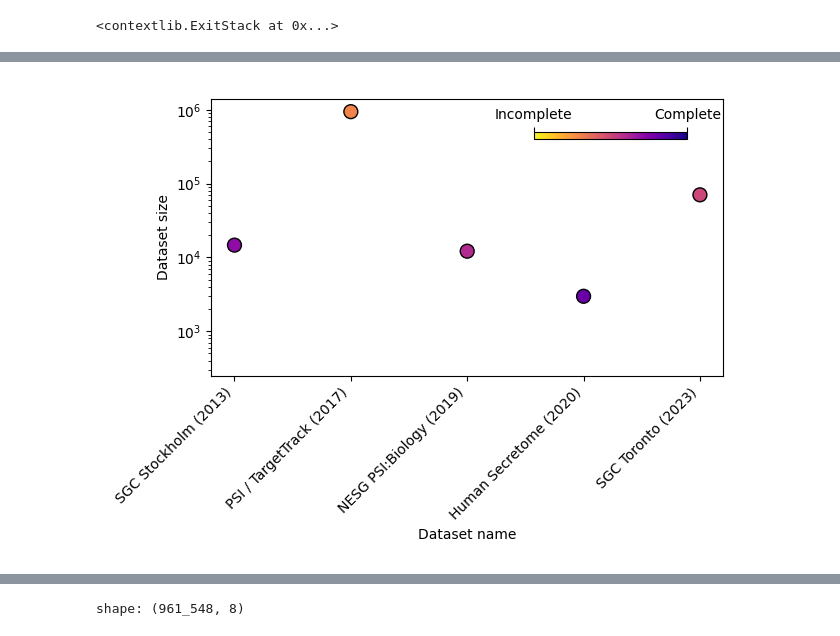
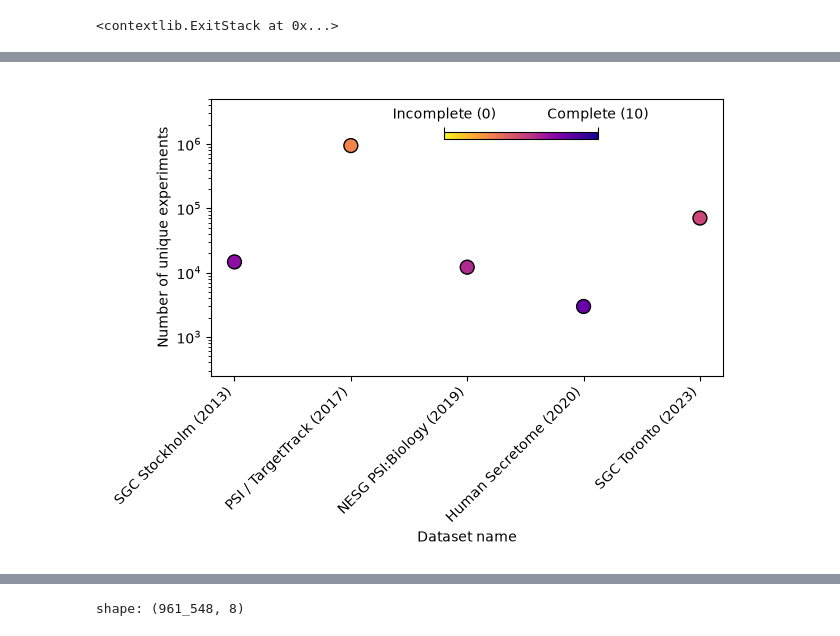
Before and after one commit to tanhevg/expert_paper, a Jupyter notebook: datasets.ipynb, the cells around one changed output, grey strips where cells are left out. Drawn from its saved outputs; the diff is of its cells as text; code cells hidden in the pictures.

Commit message:
Update the figure for the reviewiers

```diff
--- a/datasets.ipynb
+++ b/datasets.ipynb
@@ -86,40 +87,40 @@ plot_data = datasets.sort('date_ended')
 ds_sizes = plot_data.select('n_datapoints').to_numpy().flatten()
 ds_quality = plot_data.select('quality').to_numpy().flatten() / 10
 
 plt.close('all')
 fig, ax = plt.subplots()
 # fig.suptitle("Protein production datasets")
 
 sc = ax.scatter(x=np.arange(plot_data.shape[0]), y=ds_sizes, c=ds_quality, cmap='plasma_r', s=100, ec='black', vmin=0, vmax=1)
 ax.set_xticks(np.arange(plot_data.shape[0]))
 ax.set_xlabel("Dataset name")
 
 ax.set_yscale('log')
-ax.set_ylabel("Dataset size")
-ax.set_ylim(bottom=2.5e2, top=1.4e6)
+ax.set_ylabel("Number of unique experiments")
+ax.set_ylim(bottom=2.5e2, top=5e6)
 # tick_labels = plot_data.select('name').to_numpy().flatten()
 tick_labels = plot_data['label']
 ax.set_xticklabels(tick_labels, rotation=45, ha='right')
 def format_cb_tick(x, pos):
     if x == 0:
-        return 'Incomplete'
+        return 'Incomplete (0)'
     elif x == 1:
-        return 'Complete'
+        return 'Complete (10)'
     else:
         return ''
 cb = fig.colorbar(sc, ax=ax,
     ticks=[0, 1],
     shrink=0.3,
     format=mpl.ticker.FuncFormatter(format_cb_tick),
     # label='Completeness',
     location='top',
-    anchor=(0.9, -1.3)
+    anchor=(0.65, -1.3)
 )
 fig.subplots_adjust(top=1.1, bottom=0.38, left=0.18, right=0.98)
-fig.savefig("/Users/evgeny/Documents/nicola_paper_2026/fig1.png", dpi=1200)
+fig.savefig("/Users/gene/Documents/nicola_paper_2026/figures/fig1_2.png", dpi=1200)
 fig
 # %% [output]
-[figure, old version]
+[figure, new version]
 # %%
 psi_trial_df = pl.read_parquet('~/data/pp/ai/datasets/17_01/psi/trial.pqt')
 psi_trial_df
```
Also changed, not shown: parts of 2 cells of this notebook, 1 other file.
